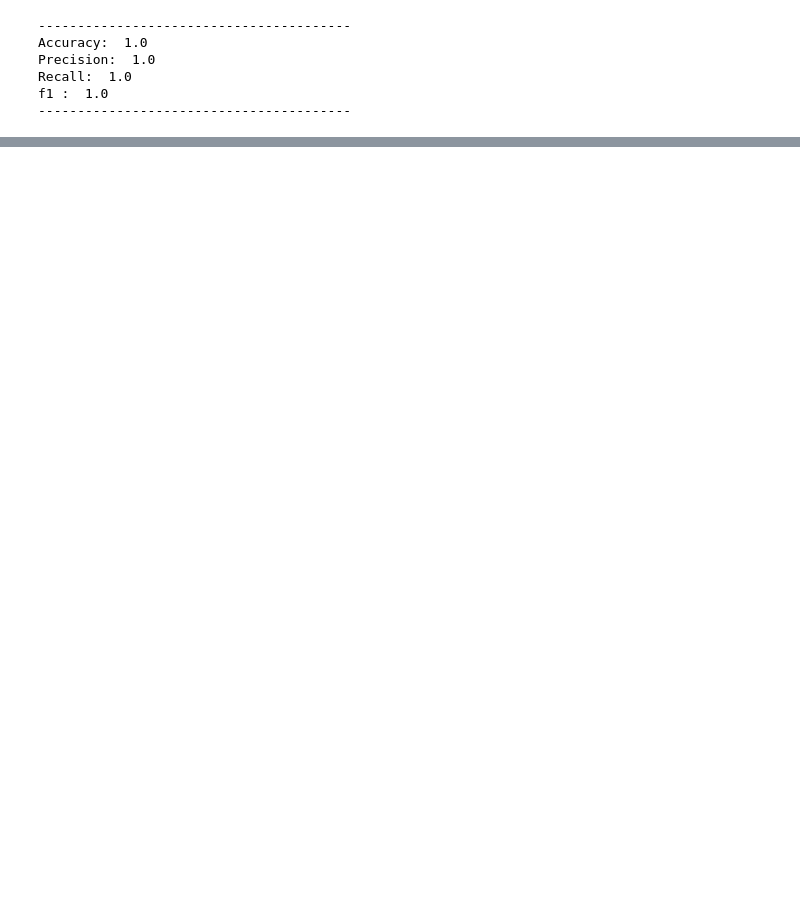
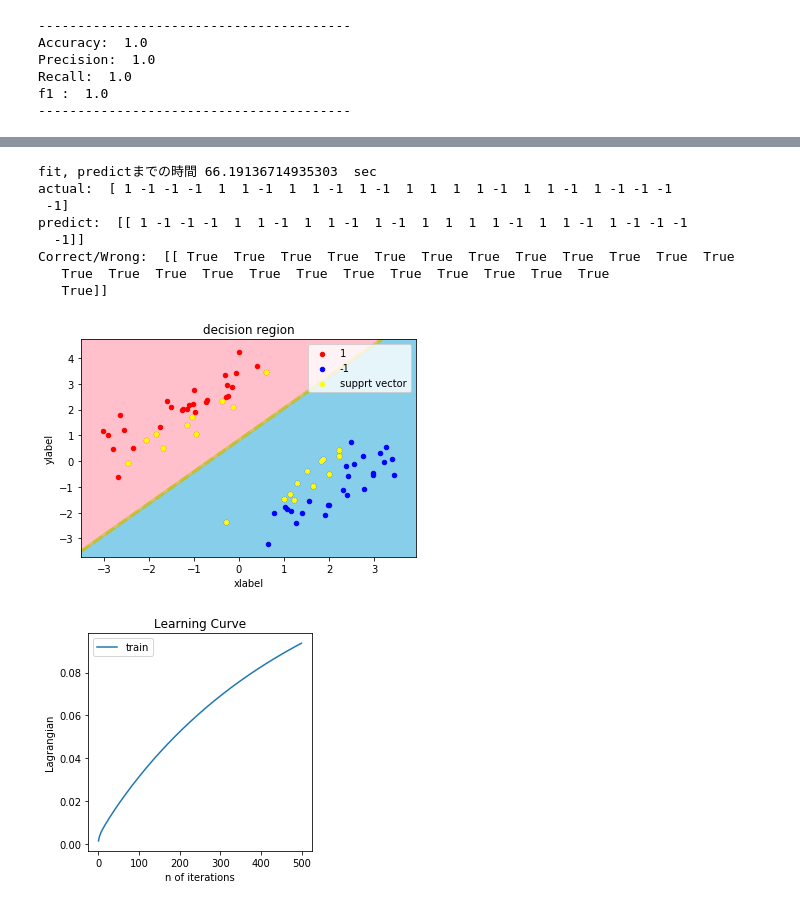
Before and after one commit to ohmorimori/diveintocode-ml, a Jupyter notebook: diveintocode-term1/sprint/sprint5/sprint5-ml-scratch-svm.ipynb, the cells around one changed output, grey strips where cells are left out. Saved outputs shown, nothing was run; the diff lists cells and outputs as text; code cells hidden in the pictures; blank space fills up the shorter version.

```diff
--- a/diveintocode-term1/sprint/sprint5/sprint5-ml-scratch-svm.ipynb
+++ b/diveintocode-term1/sprint/sprint5/sprint5-ml-scratch-svm.ipynb
@@ -890,0 +793,28 @@ $$
+# %%
+import time
+#Polynomial kernel
+
+clf_pl = ScratchSVMClassifier(num_iter=500, lr = 2*10**(-5), lmbd_threshold = 3*10**(-3), kernel='rbf', kernel_params=[1, 1, 3] )
+
+#開始時間
+t0 = time.time()
+clf_pl.fit(X_train, y_train, X_test, y_test)
+pred = clf_pl.predict(X_test)
+lap = time.time()
+print("fit, predictまでの時間", lap - t0, " sec")
+print("actual: ", y_test)
+print("predict: ", pred)
+print("Correct/Wrong: ", pred == y_test)
+clf_pl.decision_region(X_train, y_train)
+clf_pl.plot_learning_curve()
+# %% [output]
+fit, predictまでの時間 66.19136714935303  sec
+actual:  [ 1 -1 -1 -1  1  1 -1  1  1 -1  1 -1  1  1  1  1 -1  1  1 -1  1 -1 -1 -1
+ -1]
+predict:  [[ 1 -1 -1 -1  1  1 -1  1  1 -1  1 -1  1  1  1  1 -1  1  1 -1  1 -1 -1 -1
+  -1]]
+Correct/Wrong:  [[ True  True  True  True  True  True  True  True  True  True  True  True
+   True  True  True  True  True  True  True  True  True  True  True  True
+   True]]
+[figure, added]
+[figure, added]
```
Also changed, not shown: parts of 31 cells of this notebook.
